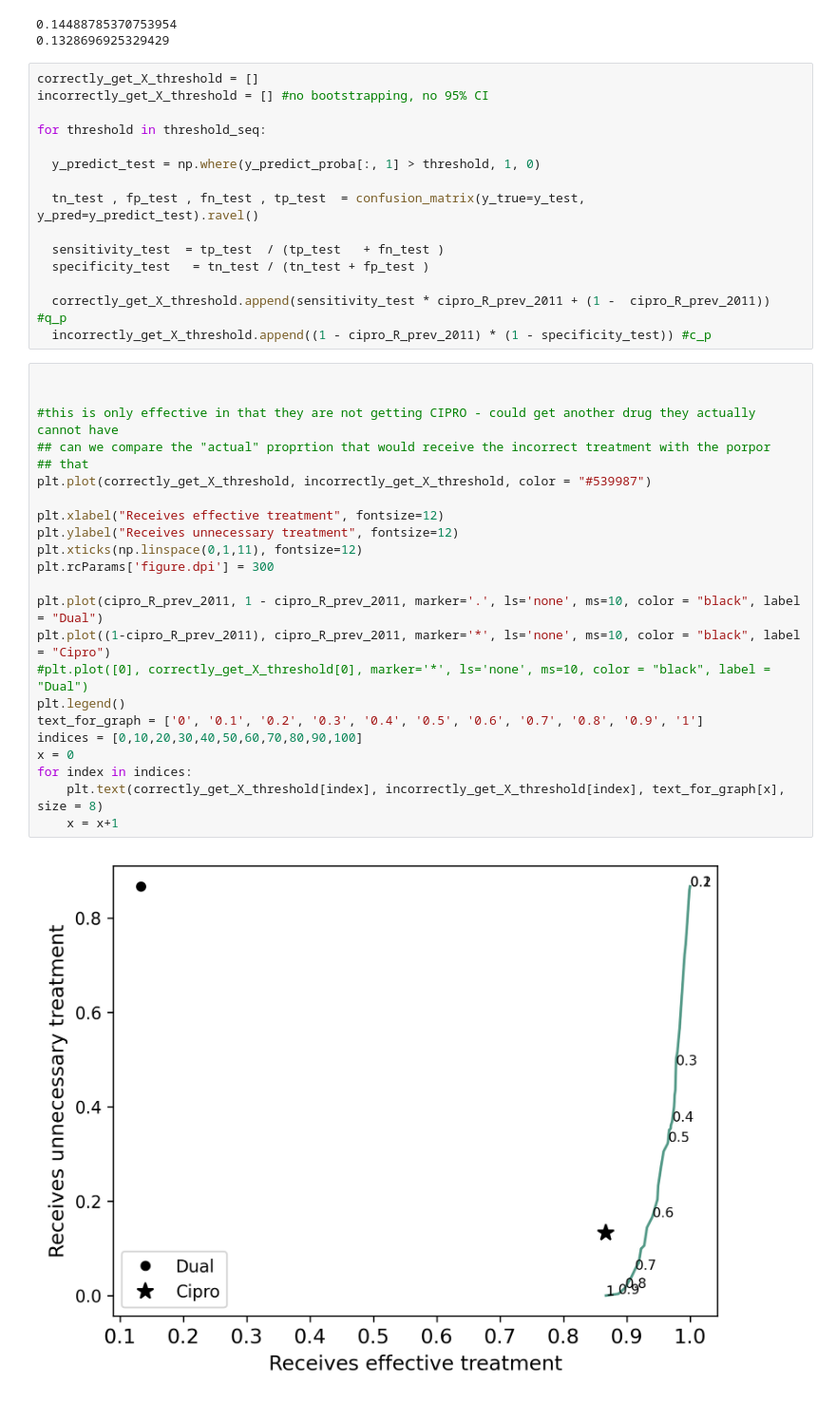
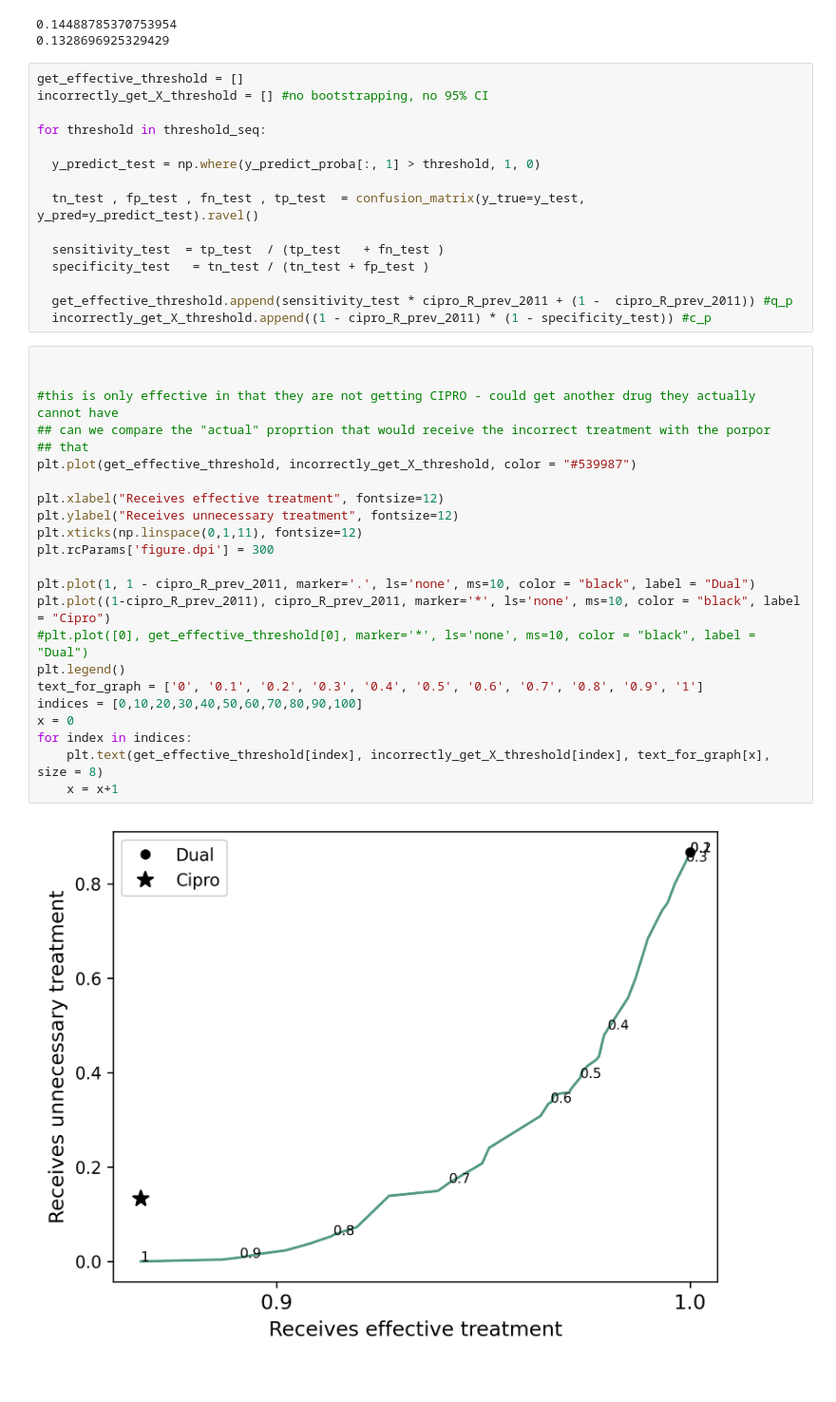
Before and after one commit to RachelMurray-Watson/GISP_data_initial, a Jupyter notebook: Graph_necessary_unecessary_by_year.ipynb, the cells around one changed output. Shown at 95% size. Drawn from its saved outputs; the diff is of its cells as text.

```diff
--- a/Graph_necessary_unecessary_by_year.ipynb
+++ b/Graph_necessary_unecessary_by_year.ipynb
@@ -58,7 +58,7 @@ y_predict_proba = model_fit_train.predict_proba(X_test)
 0.14488785370753954
 0.1328696925329429
 # %%
-correctly_get_X_threshold = []
+get_effective_threshold = []
 incorrectly_get_X_threshold = [] #no bootstrapping, no 95% CI
 
 for threshold in threshold_seq:
@@ -70,32 +70,32 @@ for threshold in threshold_seq:
   sensitivity_test  = tp_test  / (tp_test   + fn_test )
   specificity_test   = tn_test / (tn_test + fp_test )
 
-  correctly_get_X_threshold.append(sensitivity_test * cipro_R_prev_2011 + (1 -  cipro_R_prev_2011)) #q_p
+  get_effective_threshold.append(sensitivity_test * cipro_R_prev_2011 + (1 -  cipro_R_prev_2011)) #q_p
   incorrectly_get_X_threshold.append((1 - cipro_R_prev_2011) * (1 - specificity_test)) #c_p
 # %%
 
 
 #this is only effective in that they are not getting CIPRO - could get another drug they actually cannot have
 ## can we compare the "actual" proprtion that would receive the incorrect treatment with the porpor
 ## that
-plt.plot(correctly_get_X_threshold, incorrectly_get_X_threshold, color = "#539987")
+plt.plot(get_effective_threshold, incorrectly_get_X_threshold, color = "#539987")
 
 plt.xlabel("Receives effective treatment", fontsize=12)
 plt.ylabel("Receives unnecessary treatment", fontsize=12)
 plt.xticks(np.linspace(0,1,11), fontsize=12)
 plt.rcParams['figure.dpi'] = 300
 
-plt.plot(cipro_R_prev_2011, 1 - cipro_R_prev_2011, marker='.', ls='none', ms=10, color = "black", label = "Dual")
+plt.plot(1, 1 - cipro_R_prev_2011, marker='.', ls='none', ms=10, color = "black", label = "Dual")
 plt.plot((1-cipro_R_prev_2011), cipro_R_prev_2011, marker='*', ls='none', ms=10, color = "black", label = "Cipro")
-#plt.plot([0], correctly_get_X_threshold[0], marker='*', ls='none', ms=10, color = "black", label = "Dual")
+#plt.plot([0], get_effective_threshold[0], marker='*', ls='none', ms=10, color = "black", label = "Dual")
 plt.legend()
 text_for_graph = ['0', '0.1', '0.2', '0.3', '0.4', '0.5', '0.6', '0.7', '0.8', '0.9', '1']
 indices = [0,10,20,30,40,50,60,70,80,90,100]
 x = 0
 for index in indices:
-    plt.text(correctly_get_X_threshold[index], incorrectly_get_X_threshold[index], text_for_graph[x], size = 8)
+    plt.text(get_effective_threshold[index], incorrectly_get_X_threshold[index], text_for_graph[x], size = 8)
     x = x+1
 # %% [output]
-[figure, old version]
+[figure, new version]
 # %%
 
```
Also changed, not shown: parts of 7 cells of this notebook.
